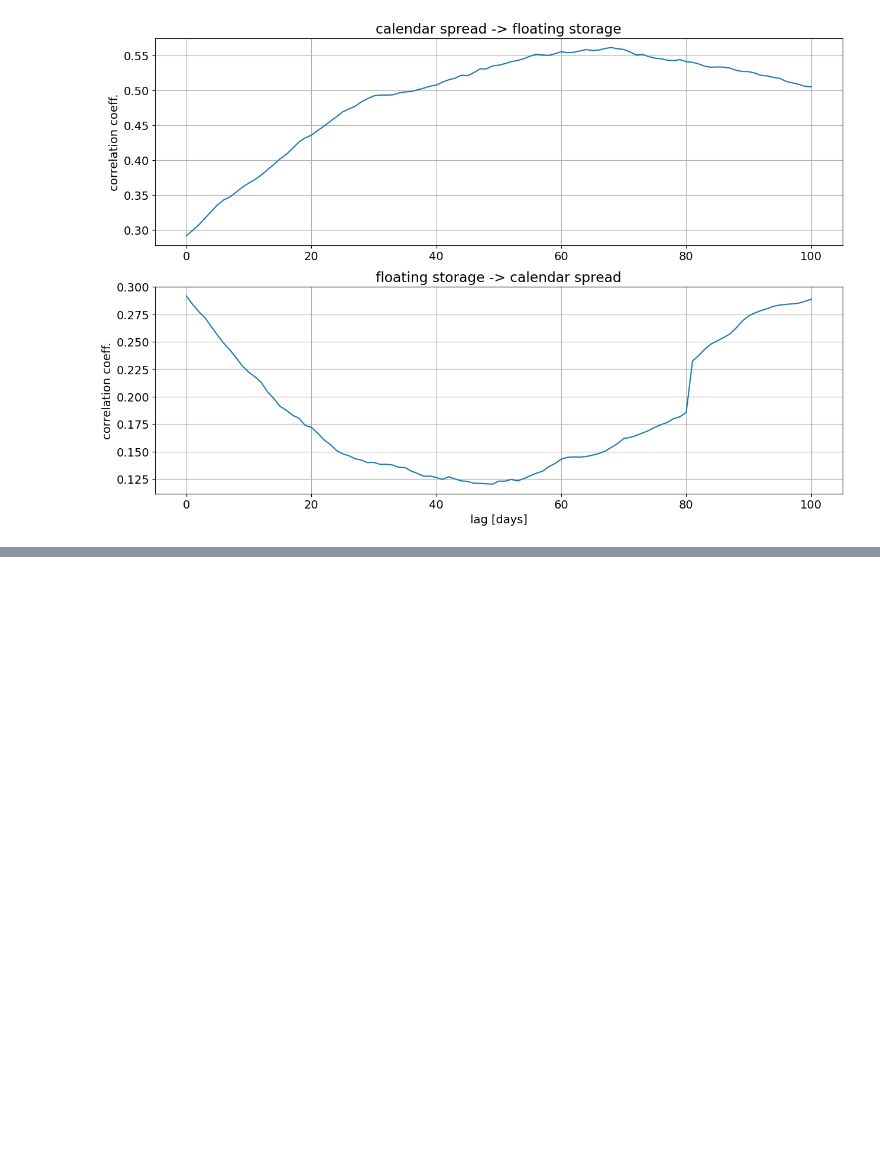
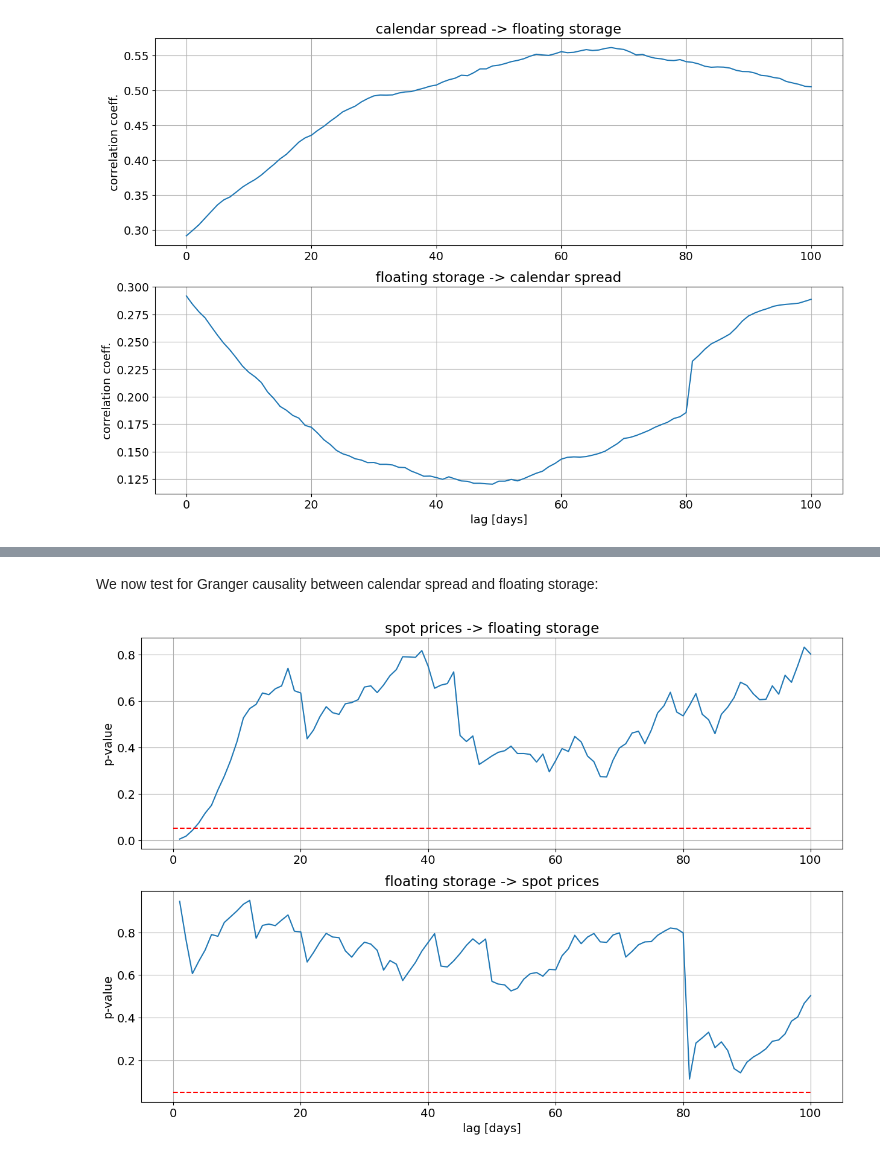
Before and after one commit to S-Dassou/crude_analysis_project, a Jupyter notebook: crude_fs_analysis.ipynb, the cells around one changed output, grey strips where cells are left out. Saved outputs shown, nothing was run; the diff lists cells and outputs as text; code cells hidden in the pictures; blank space fills up the shorter version.

```diff
--- a/crude_fs_analysis.ipynb
+++ b/crude_fs_analysis.ipynb
@@ -239,0 +343,6 @@ plot_crosscorr(calendar_spread, floating_storage, maxlag=MAXLAG, label_x='calend
+# %% [markdown]
+We now test for Granger causality between calendar spread and floating storage:
+# %%
+plot_granger_pvalues(spot_prices, floating_storage, maxlag=MAXLAG, label_x='spot prices', label_y='floating storage')
+# %% [output]
+[figure, added]
```
Also changed, not shown: parts of 28 cells of this notebook, 2 other files.
